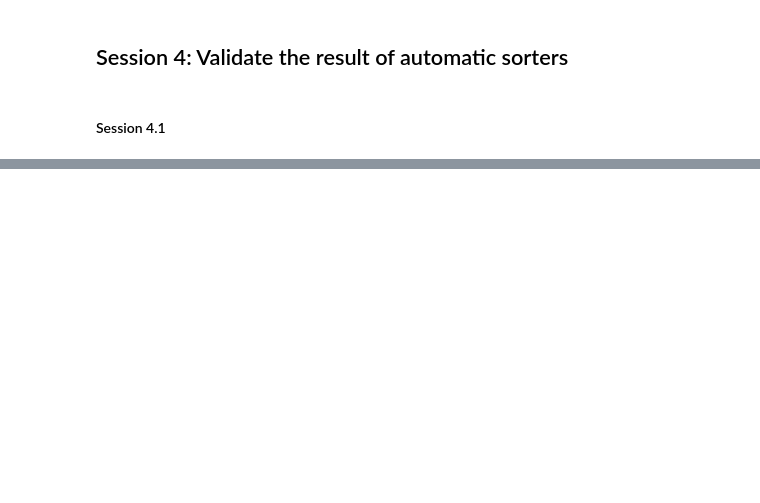
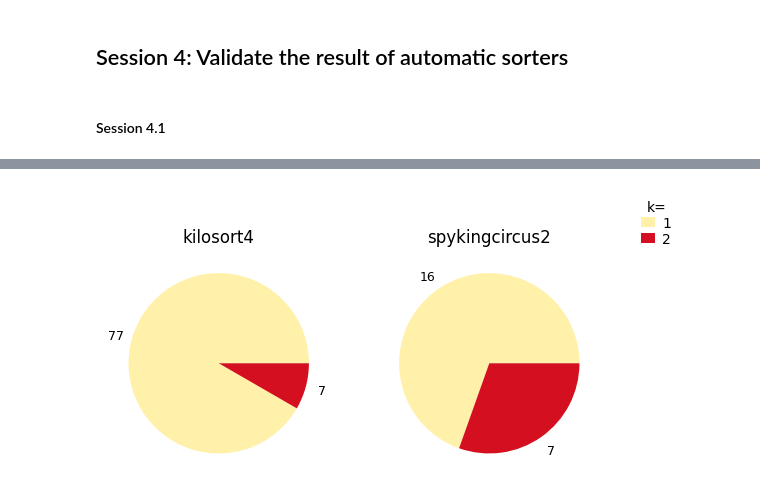
Before and after one commit to chiyu1203/ephys, a Jupyter notebook: tutorial.ipynb, the cells around one changed output, grey strips where cells are left out. Cells and saved outputs as stored; diff of their text form; code cells hidden in the pictures; blank space fills up the shorter version.

```diff
--- a/tutorial.ipynb
+++ b/tutorial.ipynb
@@ -415,3 +533,5 @@ w = si.plot_multicomparison_agreement(multi_comp) # k sorters means the number o
 # %%
-w = si.plot_multicomparison_agreement_by_sorter(multi_comp)
+w = sw.plot_multicomparison_agreement_by_sorter(multi_comp)
+# %% [output]
+[figure, added]
 # %%
```
Also changed, not shown: parts of 32 cells of this notebook, 2 other files.
